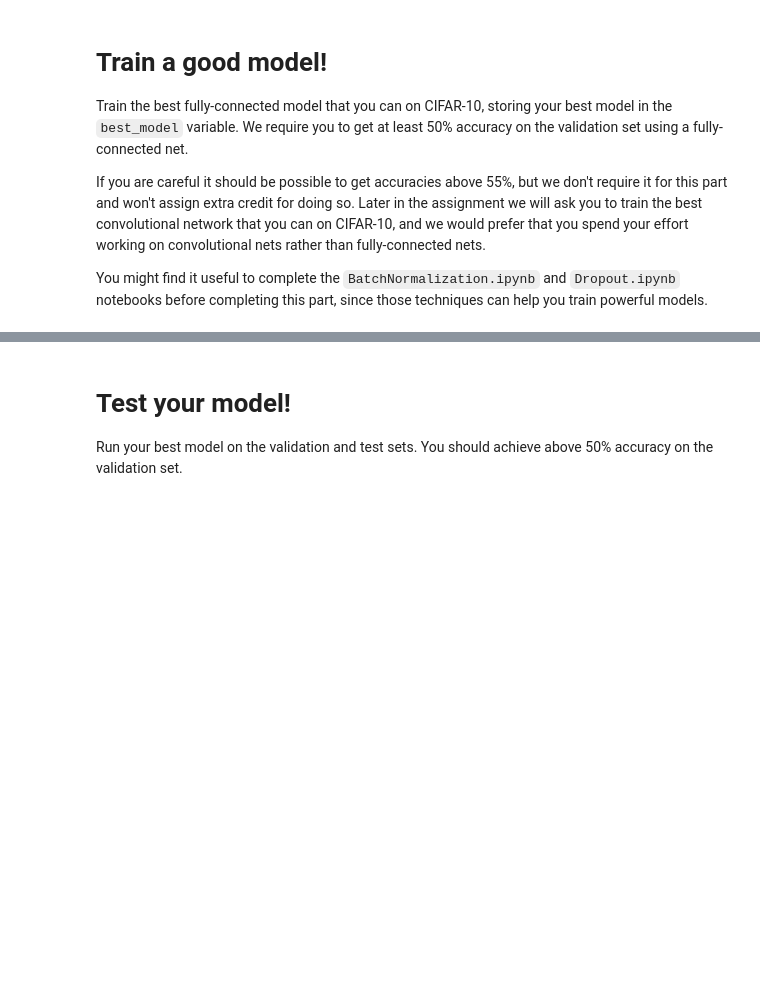
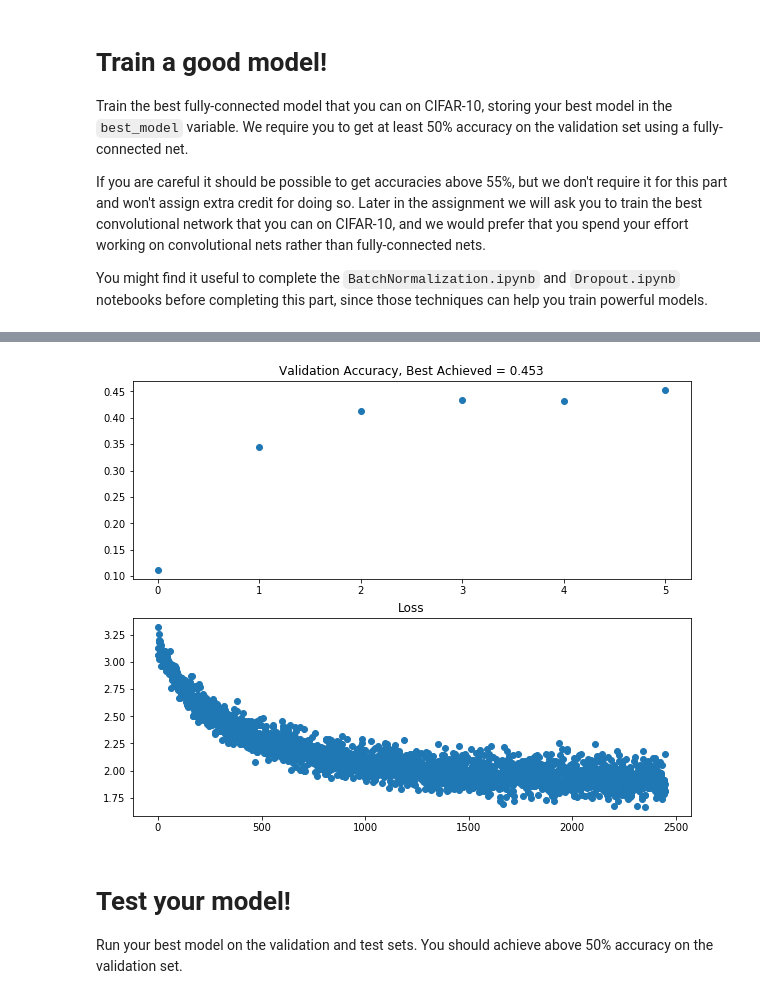
Before and after one commit to justinpyron/CS-231, a Jupyter notebook: assignment2/FullyConnectedNets.ipynb, the cells around one changed output, grey strips where cells are left out. Drawn from its saved outputs; the diff is of its cells as text; code cells hidden in the pictures; blank space fills up the shorter version.

```diff
--- a/assignment2/FullyConnectedNets.ipynb
+++ b/assignment2/FullyConnectedNets.ipynb
@@ -829,3 +881,13 @@ pass
+# %%
+plt.subplot(2, 1, 1)
+plt.plot(solver.val_acc_history, 'o')
+plt.title('Validation Accuracy, Best Achieved = {}'.format(solver.best_val_acc))
+plt.subplot(2, 1, 2)
+plt.plot(solver.loss_history, 'o')
+plt.title('Loss')
+plt.show()
+# %% [output]
+[figure, added]
 # %% [markdown]
 # Test your model!
 Run your best model on the validation and test sets. You should achieve above 50% accuracy on the validation set.
```
Also changed, not shown: parts of 9 cells of this notebook.
